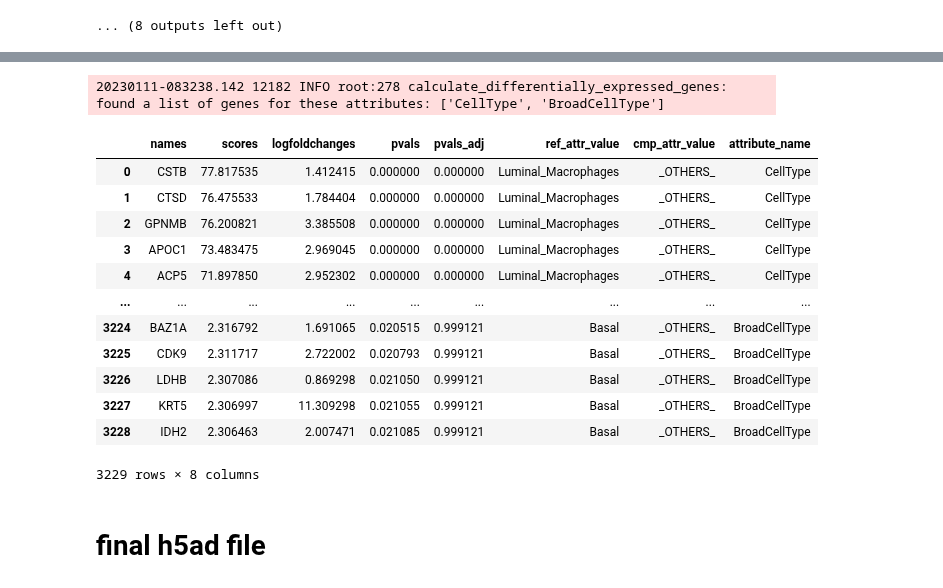
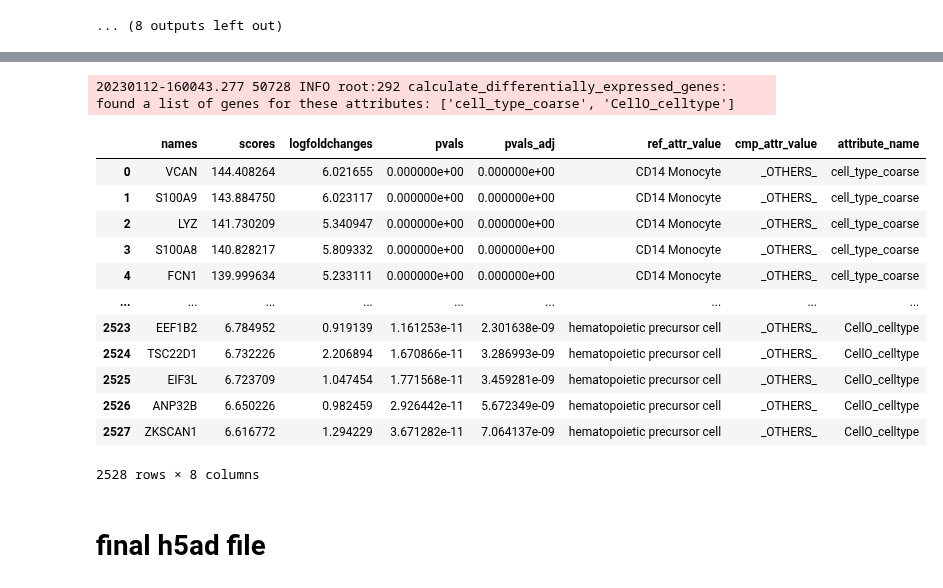
Before and after one commit to Bayer-Group/cellenium, a Jupyter notebook: data_import/public_data/blood_covid.ipynb, the cells around one changed output, grey strips where cells are left out. Saved outputs shown, nothing was run; the diff lists cells and outputs as text; code cells hidden in the pictures.

```diff
--- a/data_import/public_data/blood_covid.ipynb
+++ b/data_import/public_data/blood_covid.ipynb
@@ -73,19 +150,19 @@ sc.pl.umap(adata, color='cell_type_coarse')
 # %%
-prep.calculate_differentially_expressed_genes(adata, ['cell_type_coarse','cell_type_fine'])
+prep.calculate_differentially_expressed_genes(adata, ['cell_type_coarse','CellO_celltype'])
 # %% [output]
-20230111-083238.142 12182 INFO root:278 calculate_differentially_expressed_genes: found a list of genes for these attributes: ['CellType', 'BroadCellType']
+20230112-160043.277 50728 INFO root:292 calculate_differentially_expressed_genes: found a list of genes for these attributes: ['cell_type_coarse', 'CellO_celltype']
 |  | names | scores | logfoldchanges | pvals | pvals_adj | ref_attr_value | cmp_attr_value | attribute_name |
-| 0 | CSTB | 77.817535 | 1.412415 | 0.000000 | 0.000000 | Luminal_Macrophages | _OTHERS_ | CellType |
-| 1 | CTSD | 76.475533 | 1.784404 | 0.000000 | 0.000000 | Luminal_Macrophages | _OTHERS_ | CellType |
-| 2 | GPNMB | 76.200821 | 3.385508 | 0.000000 | 0.000000 | Luminal_Macrophages | _OTHERS_ | CellType |
-| 3 | APOC1 | 73.483475 | 2.969045 | 0.000000 | 0.000000 | Luminal_Macrophages | _OTHERS_ | CellType |
-| 4 | ACP5 | 71.897850 | 2.952302 | 0.000000 | 0.000000 | Luminal_Macrophages | _OTHERS_ | CellType |
+| 0 | VCAN | 144.408264 | 6.021655 | 0.000000e+00 | 0.000000e+00 | CD14 Monocyte | _OTHERS_ | cell_type_coarse |
+| 1 | S100A9 | 143.884750 | 6.023117 | 0.000000e+00 | 0.000000e+00 | CD14 Monocyte | _OTHERS_ | cell_type_coarse |
+| 2 | LYZ | 141.730209 | 5.340947 | 0.000000e+00 | 0.000000e+00 | CD14 Monocyte | _OTHERS_ | cell_type_coarse |
+| 3 | S100A8 | 140.828217 | 5.809332 | 0.000000e+00 | 0.000000e+00 | CD14 Monocyte | _OTHERS_ | cell_type_coarse |
+| 4 | FCN1 | 139.999634 | 5.233111 | 0.000000e+00 | 0.000000e+00 | CD14 Monocyte | _OTHERS_ | cell_type_coarse |
 | ... | ... | ... | ... | ... | ... | ... | ... | ... |
-| 3224 | BAZ1A | 2.316792 | 1.691065 | 0.020515 | 0.999121 | Basal | _OTHERS_ | BroadCellType |
-| 3225 | CDK9 | 2.311717 | 2.722002 | 0.020793 | 0.999121 | Basal | _OTHERS_ | BroadCellType |
-| 3226 | LDHB | 2.307086 | 0.869298 | 0.021050 | 0.999121 | Basal | _OTHERS_ | BroadCellType |
-| 3227 | KRT5 | 2.306997 | 11.309298 | 0.021055 | 0.999121 | Basal | _OTHERS_ | BroadCellType |
-| 3228 | IDH2 | 2.306463 | 2.007471 | 0.021085 | 0.999121 | Basal | _OTHERS_ | BroadCellType |
+| 2523 | EEF1B2 | 6.784952 | 0.919139 | 1.161253e-11 | 2.301638e-09 | hematopoietic precursor cell | _OTHERS_ | CellO_celltype |
+| 2524 | TSC22D1 | 6.732226 | 2.206894 | 1.670866e-11 | 3.286993e-09 | hematopoietic precursor cell | _OTHERS_ | CellO_celltype |
+| 2525 | EIF3L | 6.723709 | 1.047454 | 1.771568e-11 | 3.459281e-09 | hematopoietic precursor cell | _OTHERS_ | CellO_celltype |
+| 2526 | ANP32B | 6.650226 | 0.982459 | 2.926442e-11 | 5.672349e-09 | hematopoietic precursor cell | _OTHERS_ | CellO_celltype |
+| 2527 | ZKSCAN1 | 6.616772 | 1.294229 | 3.671282e-11 | 7.064137e-09 | hematopoietic precursor cell | _OTHERS_ | CellO_celltype |
-3229 rows × 8 columns
+2528 rows × 8 columns
 # %% [markdown]
 # final h5ad file
```
Also changed, not shown: parts of 6 cells of this notebook, 3 other files.
